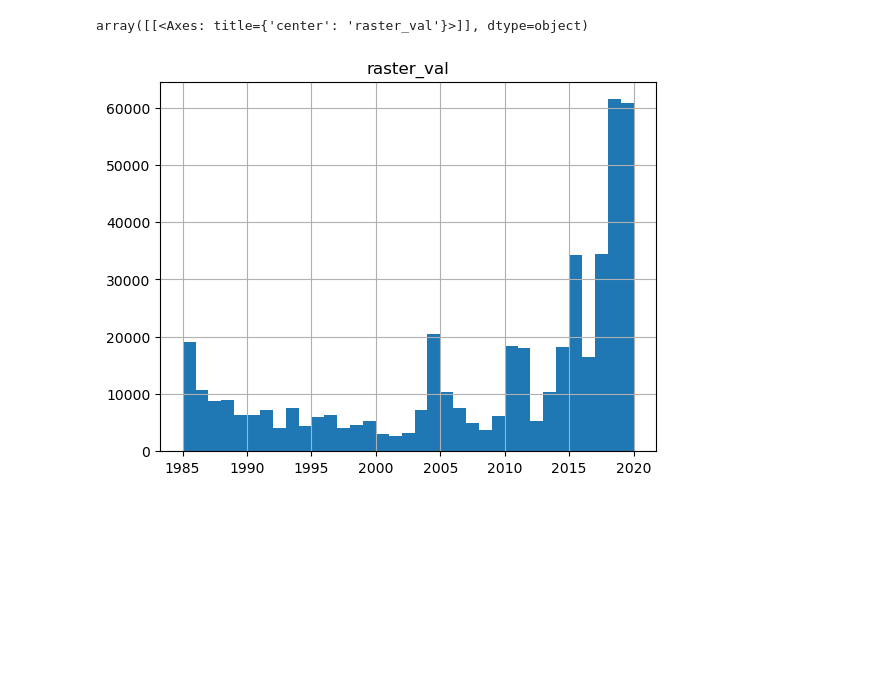
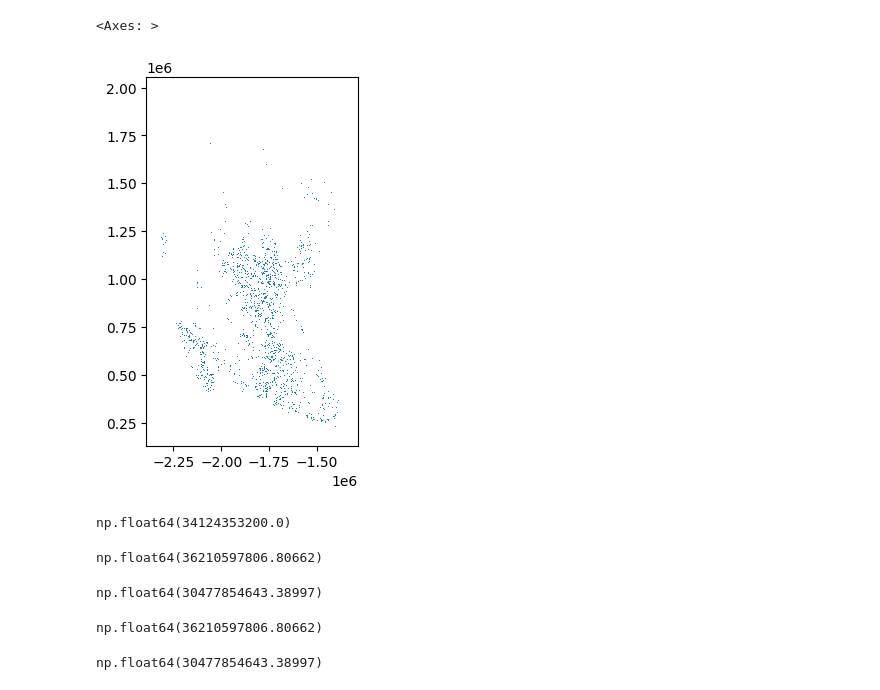
Before and after one commit to josephbuckingham/GIS-270, a Jupyter notebook: python_notebooks/vector_visualisations/visuaize.ipynb, the cells around one changed output. Drawn from its saved outputs; the diff is of its cells as text; code cells hidden in the pictures; blank space fills up the shorter version.

```diff
--- a/python_notebooks/vector_visualisations/visuaize.ipynb
+++ b/python_notebooks/vector_visualisations/visuaize.ipynb
@@ -20,5 +10,31 @@ fire
-# %%
-fire[fire['raster_val'] > 0].plot()
-# %% [output]
-array([[<Axes: title={'center': 'raster_val'}>]], dtype=object)
-[figure, removed]
+# %%
+harvest = gpd.read_file('../../processing/harvest_polygon/harvest_polygon.shp')
+harvest.plot()
+# %% [output]
+<Axes: >
+[figure, added]
+# %%
+harvest.crs
+harvest.geometry.area.sum()
+# %% [output]
+np.float64(34124353200.0)
+# %%
+harvest.geometry = harvest.geometry.to_crs('EPSG:9822')
+harvest.geometry.area.sum()
+# %% [output]
+np.float64(36210597806.80662)
+# %%
+fire.geometry = fire.geometry.to_crs('EPSG:9822')
+fire.geometry.area.sum()
+# %% [output]
+np.float64(30477854643.38997)
+# %%
+harvest_reprojected = gpd.read_file('../../processing/harvest_reprojected/harvest_reprojected.shp')
+harvest_reprojected.geometry.area.sum()
+# %% [output]
+np.float64(36210597806.80662)
+# %%
+fire_reprojected = gpd.read_file('../../processing/fire_reprojected/fire_reprojected.shp')
+fire_reprojected.geometry.area.sum()
+# %% [output]
+np.float64(30477854643.38997)
```
Also changed, not shown: parts of 16 cells of this notebook, 16 other files.
